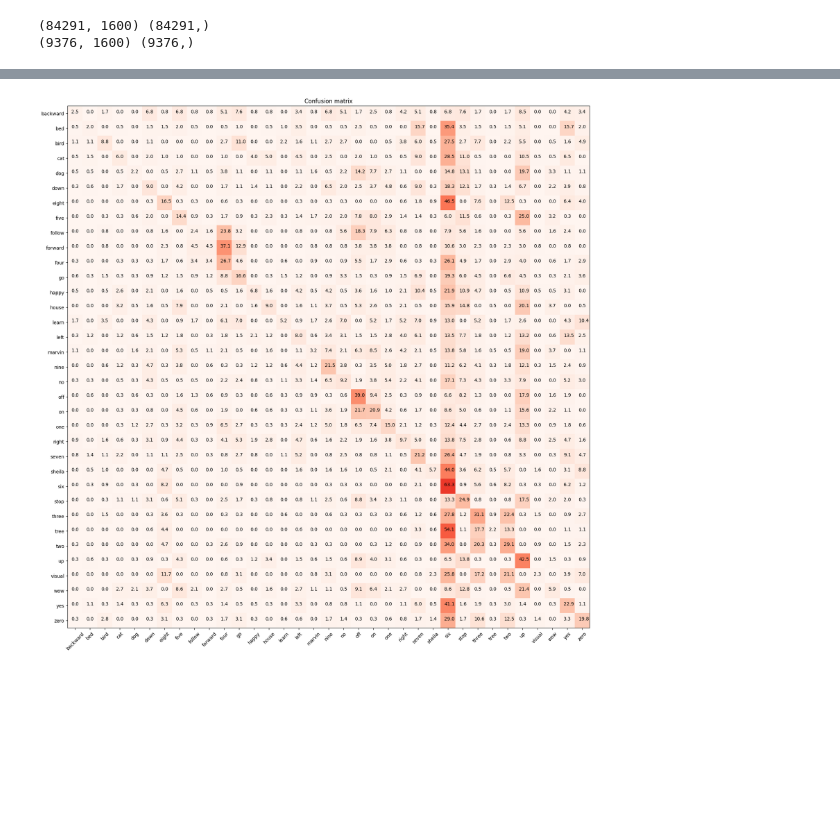
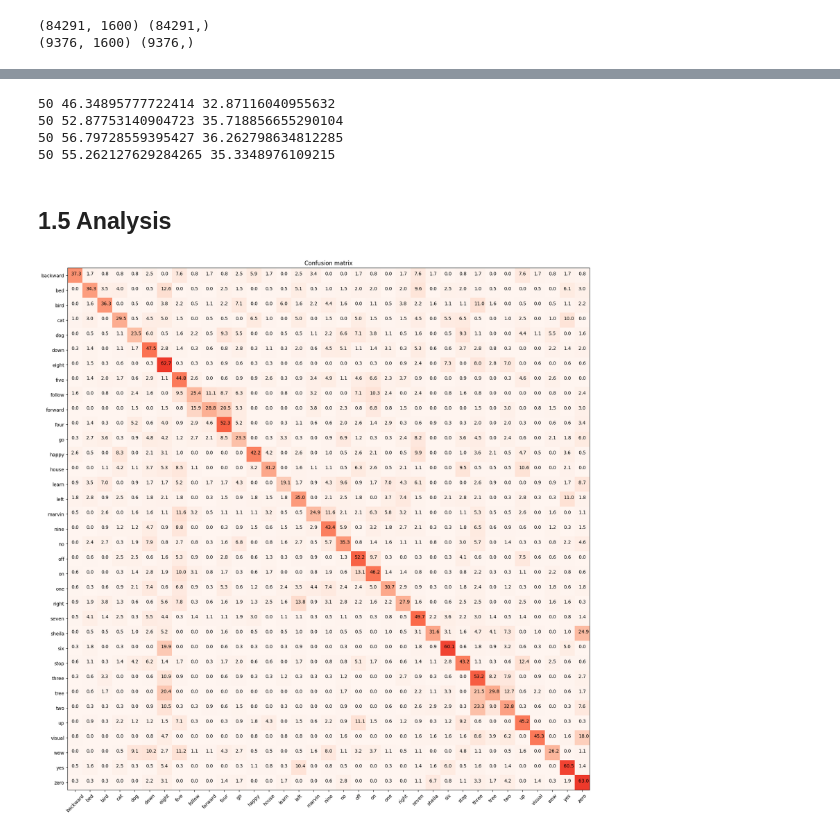
Before and after one commit to DavideLigari/speech-recognition, a Jupyter notebook: my-code/main.ipynb, the cells around one changed output, grey strips where cells are left out. Saved outputs shown, nothing was run; the diff lists cells and outputs as text; code cells hidden in the pictures; blank space fills up the shorter version.

Commit message:
collecting data for the first points

```diff
--- a/my-code/main.ipynb
+++ b/my-code/main.ipynb
@@ -92,11 +152,49 @@ KeyboardInterrupt:
+# %%
+import trainmodel as tm
+import pvml
+import pandas as pd
+xTrainMV, xTestMV = tm.mean_variance_normalization(Xtrain, Xtest)
+train_accs = []
+test_accs = []
+structures = []
+batch_size = 200
+structure = [[1600, 512, 35], [1600, 256, 256, 35], [
+    1600, 256, 128, 128, 35], [1600, 128, 128, 128, 128, 35]]
+m = xTrainMV.shape[0]
+for struct in structure:
+    net = pvml.MLP(struct)
+
+    for epoch in range(51):
+        net.train(xTrainMV, Ytrain, 1e-4, steps=m // batch_size,
+                  batch=batch_size)
+        if epoch == 50:
+            train_acc = tm.accuracy(net, xTrainMV, Ytrain)
+            test_acc = tm.accuracy(net, xTestMV, Ytest)
+            print(epoch, train_acc, test_acc)
+            train_accs.append(train_acc)
+            test_accs.append(test_acc)
+            structures.append(struct)
+    net.save("model"+str(struct)+"V2.npz")
+
+
+result = pd.DataFrame({'Train accuracy': train_accs,
+                      'Test accs': test_accs, 'structure': structures})
+result.to_csv("accuracies_diff_structureVV2.csv", index=True)
+# %% [output]
+50 46.34895777722414 32.87116040955632
+50 52.87753140904723 35.718856655290104
+50 56.79728559395427 36.262798634812285
+50 55.262127629284265 35.3348976109215
+# %% [markdown]
+## 1.5 Analysis
 # %%
 import analysis as an
 import trainmodel as tm
 import pvml
 xTrainMV, xTestMV = tm.mean_variance_normalization(Xtrain, Xtest)
-network = pvml.MLP.load("model.npz")
+network = pvml.MLP.load("model[1600, 256, 128, 56, 35]100.npz")
 predictions, logits = network.inference(xTestMV)
 cmat = an.make_confusion_matrix(predictions, Ytest)
 an.show_confusion_matrix(Ytest, predictions, words)
 # %% [output]
-[figure, old version]
+[figure, new version]
```
Also changed, not shown: parts of 10 cells of this notebook, 15 other files.
